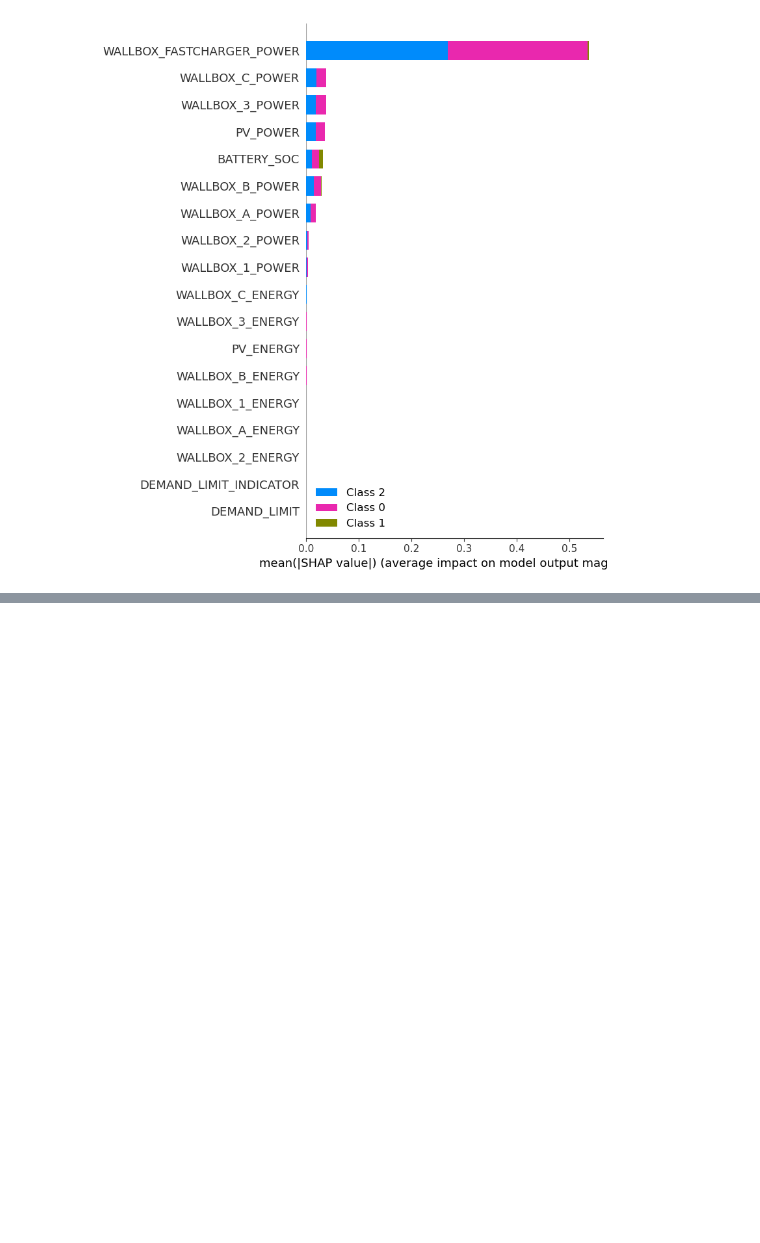
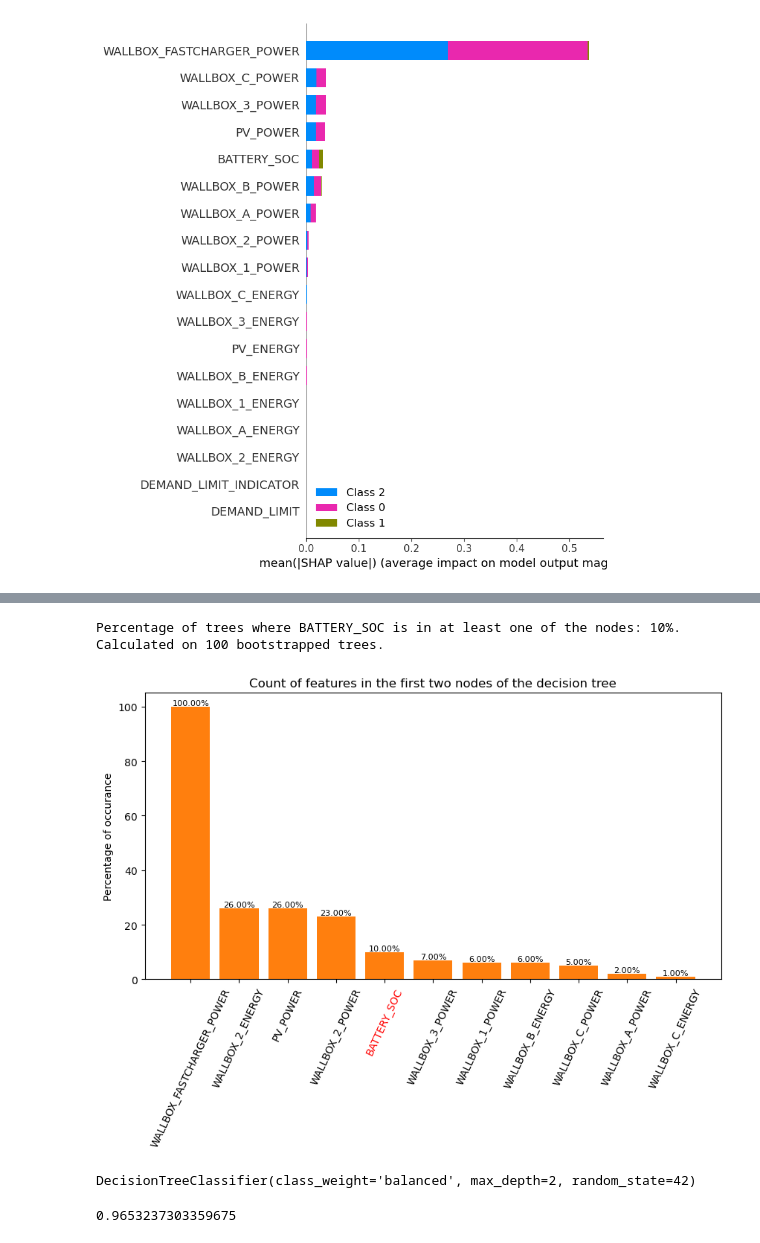
Before and after one commit to SanchoSamba/DS-project, a Jupyter notebook: Urh.ipynb, the cells around one changed output, grey strips where cells are left out. Drawn from its saved outputs; the diff is of its cells as text; code cells hidden in the pictures; blank space fills up the shorter version.

```diff
--- a/Urh.ipynb
+++ b/Urh.ipynb
@@ -542,0 +638,51 @@ Using `tqdm.autonotebook.tqdm` in notebook mode. Use `tqdm.tqdm` instead to forc
+# %%
+from sklearn.tree import DecisionTreeClassifier
+from sklearn.utils import resample
+
+n_iterations = 100
+
+features = {}
+
+for _ in range(n_iterations):
+    sample = resample(df_GT)
+    y = sample['DRAWN_FROM']
+    X = sample.drop(DROPPED_COLUMNS, axis=1)
+
+    tree = DecisionTreeClassifier(max_depth=2, class_weight='balanced')
+    tree.fit(X, y)
+    # sample = sample.drop(DROPPED_COLUMNS, axis=1)
+
+
+    # I'm not sure how he features are indexed........
+    for feature in X.columns:
+        feature_index = X.columns.get_loc(feature)
+        if feature_index in tree.tree_.feature and feature_index != -2:
+            if feature in features:
+                features[feature] += 1
+            else:
+                features[feature] = 1
+
+
+
+features = dict(sorted(features.items(), key=lambda item: item[1], reverse=True))
+percentage_values = [(count / n_iterations) * 100 for count in features.values()]
+print(f"Percentage of trees where BATTERY_SOC is in at least one of the nodes: {features['BATTERY_SOC']}%. Calculated on {n_iterations} bootstrapped trees.")
+# Plot the dictionary
+plt.figure(figsize=(10,5))
+bars = plt.bar(features.keys(), percentage_values)
+plt.bar(features.keys(), percentage_values)
+xtick_labels = features.keys()
+for i, label in enumerate(xtick_labels):
+    if label == "BATTERY_SOC":
+        plt.gca().get_xticklabels()[i].set_color('red')
+    else:
+        plt.gca().get_xticklabels()[i].set_color('black')
+for bar, value in zip(bars, percentage_values):
+    plt.text(bar.get_x() + bar.get_width() / 2, value, f'{value:.2f}%', ha='center', va='bottom', fontsize=8)
+plt.xticks(rotation=65, fontsize=10)
+plt.ylabel('Percentage of occurance')
+plt.title('Count of features in the first two nodes of the decision tree')
+plt.show()
+# %% [output]
+Percentage of trees where BATTERY_SOC is in at least one of the nodes: 10%. Calculated on 100 bootstrapped trees.
+[figure, added]
@@ -542,0 +692,13 @@ Using `tqdm.autonotebook.tqdm` in notebook mode. Use `tqdm.tqdm` instead to forc
+# %%
+y = df_GT['DRAWN_FROM']
+X = df_GT[['BATTERY_SOC']]
+tree = DecisionTreeClassifier(random_state=42, max_depth=2, class_weight='balanced')
+tree.fit(X, y)
+# %% [output]
+DecisionTreeClassifier(class_weight='balanced', max_depth=2, random_state=42)
+# %%
+prediction = tree.predict(generalized_df[['BATTERY_SOC']])
+accuracy = accuracy_score(generalized_df['DRAWN_FROM'], prediction)
+display(accuracy)
+# %% [output]
+0.9653237303359675
```
Also changed, not shown: parts of 26 cells of this notebook.
